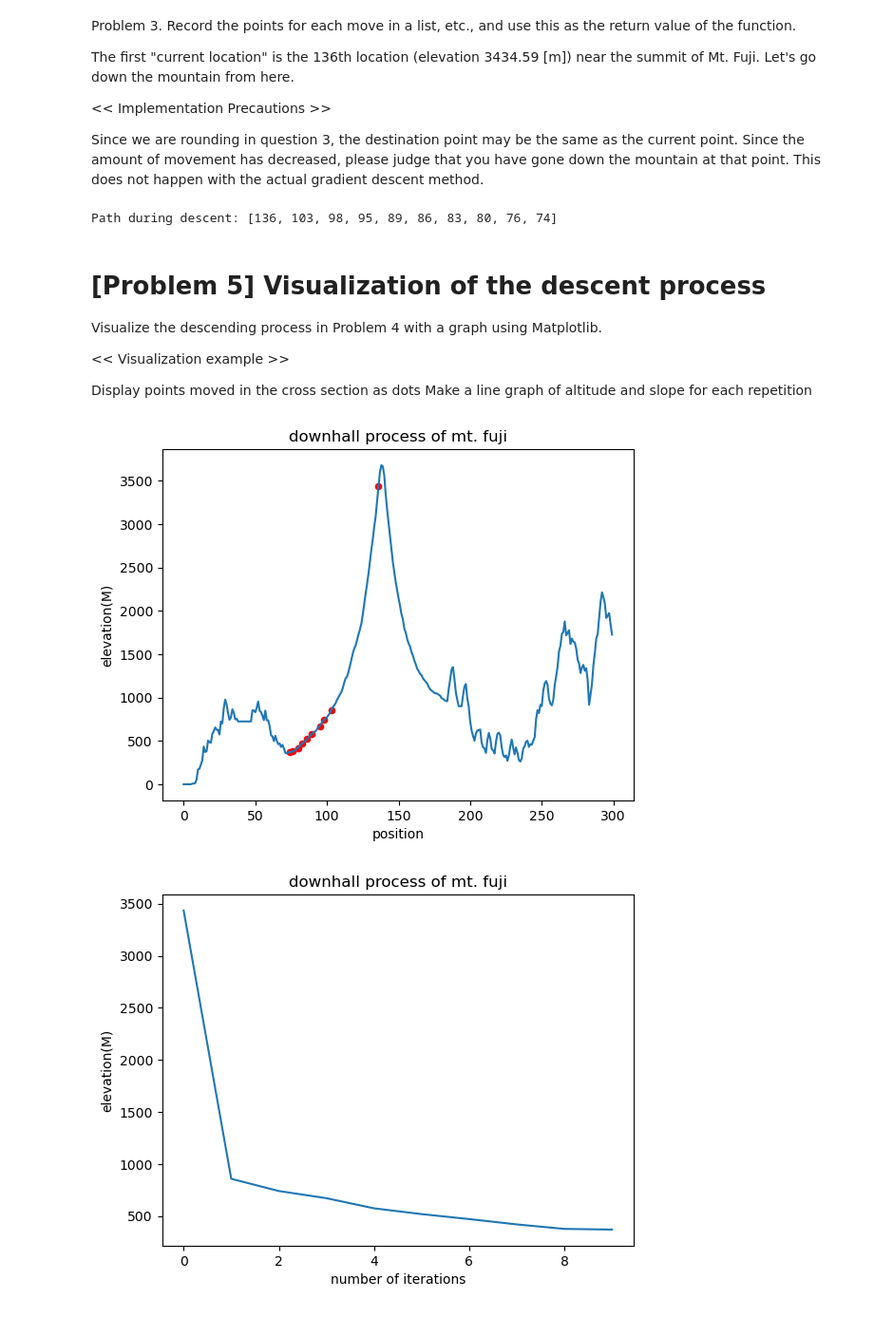
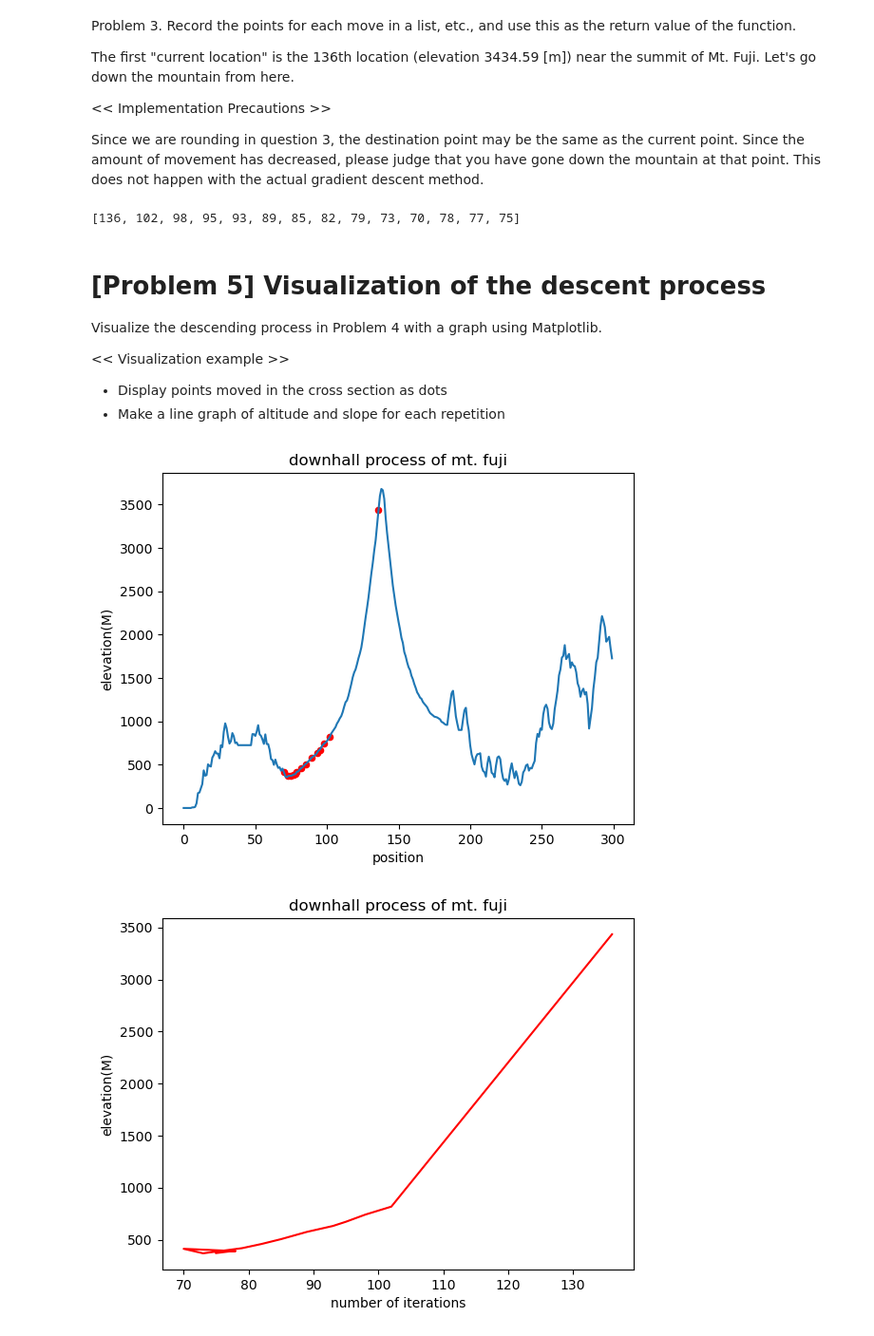
Before and after one commit to Mauroreis100/AIDataScienceCourse, a Jupyter notebook: 10. Fuji descent issue/Fuji descent issue.ipynb, the cells around one changed output. Shown: that part at 95% size. Cells and saved outputs as stored; diff of their text form; code cells hidden in the pictures.

```diff
--- a/10. Fuji descent issue/Fuji descent issue.ipynb
+++ b/10. Fuji descent issue/Fuji descent issue.ipynb
@@ -75,10 +85,10 @@ The gradient was calculated by the following formula, but in this data, "elevati
 # %%
 def gradient_slope_specific(fuji, specific_point):
     specific_point_position=fuji[specific_point,:]
-    next_point_position=fuji[specific_point+1,:]
-    d_x=next_point_position[0]-specific_point_position[0]
-    d_y=next_point_position[3]-specific_point_position[3]
+    previous_point_position=fuji[specific_point-1,:]
+    d_x=previous_point_position[0]-specific_point_position[0]
+    d_y=previous_point_position[3]-specific_point_position[3]
     gradient=d_y/d_x
     return gradient
-print(gradient_slope_specific(fuji,120)) #Point 120
+print(gradient_slope_specific(fuji,136)) #Point
 # %% [output]
@@ -104,11 +114,11 @@ def destination_point(fuji,current_position,alpha=0.2):
     #destination point = current point - a*gradient of current point.
     destination_point=fuji
     if alpha>0:
-        destination_point=current_position-alpha*gradient_slope_specific(fuji,current_position)
+        destination_point=fuji[current_position,0]-alpha*gradient_slope_specific(fuji,current_position)
     else:
         return "Error, alpha not greater than 0"
     return np.round(destination_point).astype(int)
-print("The next point to move to based on the information on the slope of the current point is: ",destination_point(fuji,130))
+print("The next point to move to based on the information on the slope of the current point is: ",destination_point(fuji,136))
 # %% [output]
 The next point to move to based on the information on the slope of the current point is:  102
 # %% [markdown]
@@ -120,42 +130,33 @@ The first "current location" is the 136th location (elevation 3434.59 [m]) near
 << Implementation Precautions >>
 
 Since we are rounding in question 3, the destination point may be the same as the current point. Since the amount of movement has decreased, please judge that you have gone down the mountain at that point. This does not happen with the actual gradient descent method.
-# %%
-def descend_mountain(start_point, elevation_data, alpha=0.2):
-    """
-    Simulates the descent of the mountain using gradient descent.
-    """
-    points_visited = [start_point]
-    current_point = start_point
-
-    while True:
-        next_point = destination_point(elevation_data,current_point , alpha)
-
-        if next_point is None or next_point == current_point:
-            break  # Stop if we can't move further
-
-        points_visited.append(next_point)
-        current_point = next_point
-
-    return points_visited
-
-# Example usage
-path = descend_mountain(136, fuji)
-print("Path during descent:", path)
-# %% [output]
-Path during descent: [136, 103, 98, 95, 89, 86, 83, 80, 76, 74]
+# %%
+def go_down_a_mountain(position,fuji):
+    dest_point = destination_point(fuji,position) # initialize destination point
+    dest_point_list = [position]
+    for i in range(position):
+        current_point = dest_point #equate current point to destination point
+        dest_point_list.append(dest_point) # create a list of destination points
+        dest_point = destination_point(fuji,current_point)
+
+        if current_point == dest_point:
+            break
+    return dest_point_list
+path = go_down_a_mountain(136,fuji)
+path
+# %% [output]
+[136, 102, 98, 95, 93, 89, 85, 82, 79, 73, 70, 78, 77, 75]
 # %% [markdown]
 # [Problem 5] Visualization of the descent process
 Visualize the descending process in Problem 4 with a graph using Matplotlib.
 
 << Visualization example >>
 
-Display points moved in the cross section as dots
-Make a line graph of altitude and slope for each repetition
+* Display points moved in the cross section as dots
+* Make a line graph of altitude and slope for each repetition
 # %%
 fuji_elevations = fuji[:, 3]
 descended_elevations = fuji_elevations[path]
-
 plt.title("downhall process of mt. fuji")
 plt.xlabel("position")
 plt.ylabel("elevation(M)")
@@ -163,17 +164,14 @@ plt.plot(fuji_elevations)
 plt.scatter(path, descended_elevations, 20, color = "red")
 plt.show()
 # %% [output]
-[figure, old version]
+[figure, new version]
 # %%
-fuji_elevations = fuji[:, 3]
-descended_elevations = fuji_elevations[path]
-
+plt.plot(path,fuji[path,3],color='red')
 plt.title("downhall process of mt. fuji")
 plt.xlabel("number of iterations")
 plt.ylabel("elevation(M)")
-plt.plot(descended_elevations)
 plt.show()
 # %% [output]
-[figure, old version]
+[figure, new version]
 # %% [markdown]
 # [Problem 6] Change of initial value
```
Also changed, not shown: parts of 8 cells of this notebook, 1 other file.
